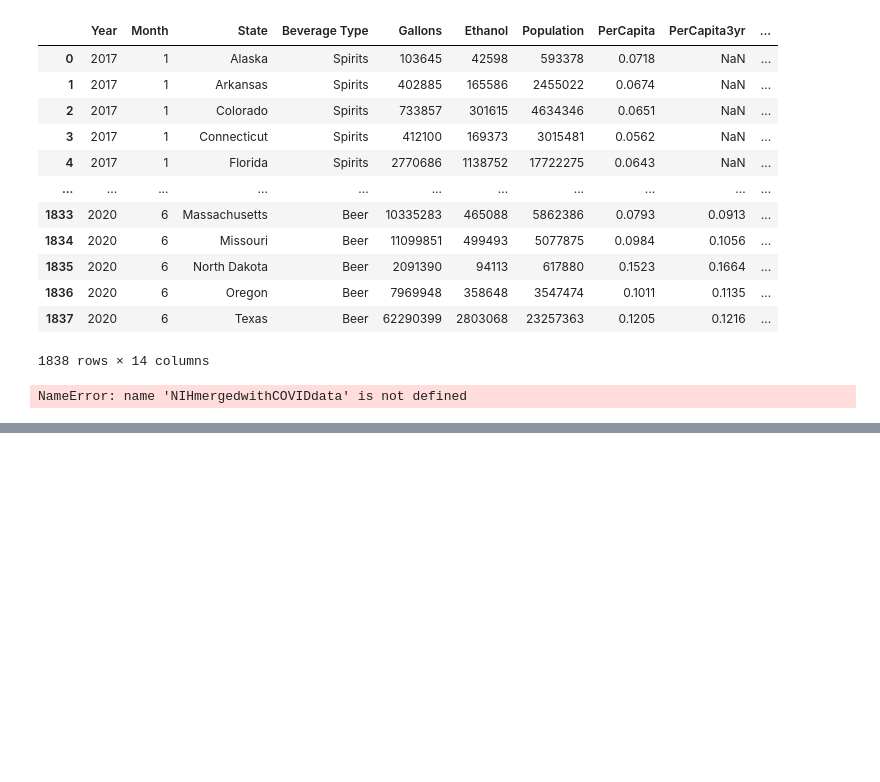
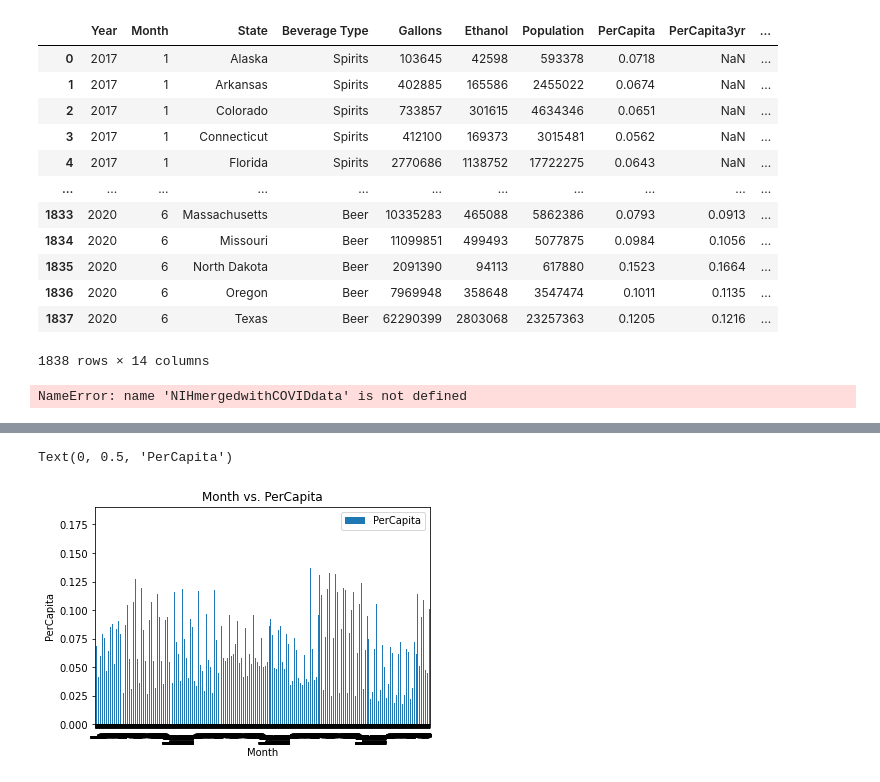
Before and after one commit to zach-18/Project_1_Group_3, a Jupyter notebook: Proj_1_Diane_Data.ipynb, the cells around one changed output, grey strips where cells are left out. Drawn from its saved outputs; the diff is of its cells as text; code cells hidden in the pictures; blank space fills up the shorter version.

```diff
--- a/Proj_1_Diane_Data.ipynb
+++ b/Proj_1_Diane_Data.ipynb
@@ -420,0 +482,9 @@ NameError: name 'NIHmergedwithCOVIDdata' is not defined
+# %%
+lines = merged_df.plot(subplots=True,kind="bar", x='Month', y='PerCapita')
+
+plt.title("Month vs. PerCapita")
+plt.xlabel("Month")
+plt.ylabel("PerCapita")
+# %% [output]
+Text(0, 0.5, 'PerCapita')
+[figure, added]
```
Also changed, not shown: parts of 8 cells of this notebook.
